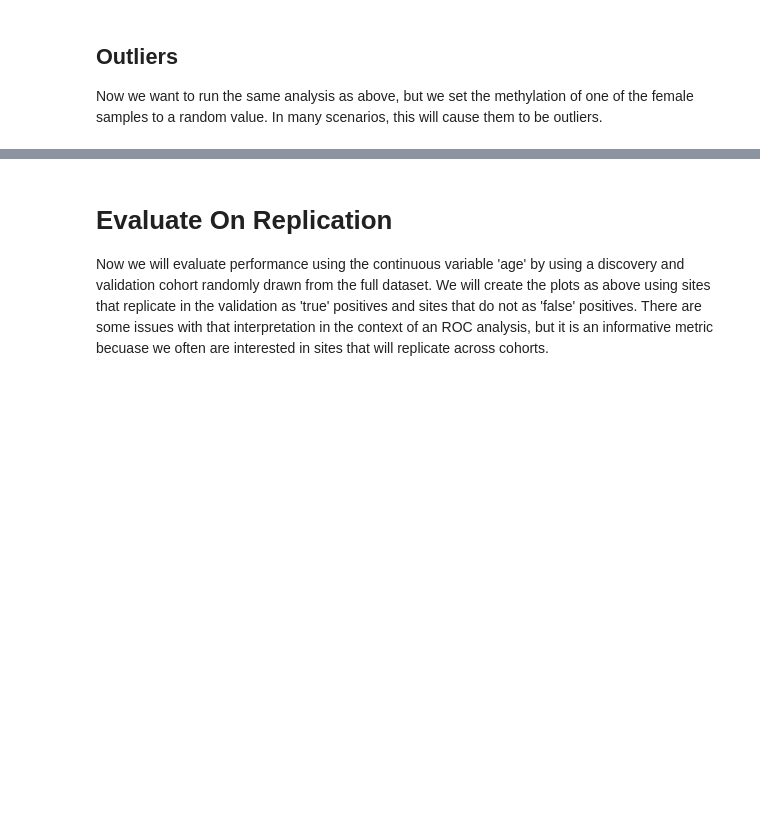
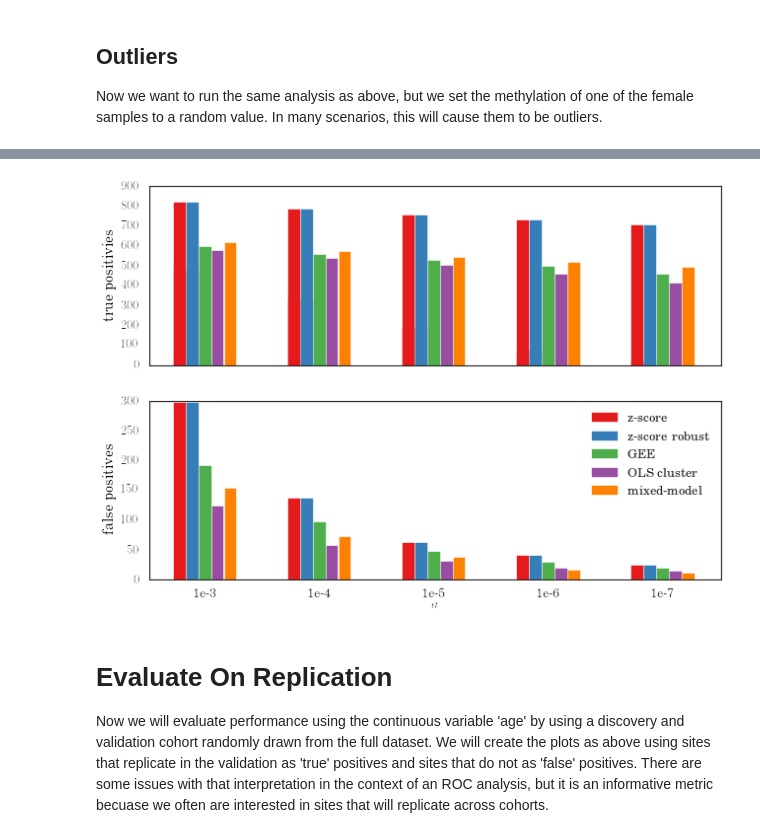
Before and after one commit to brentp/crystal, a Jupyter notebook: notebooks/crystal-methods-evaluation.ipynb, the cells around one changed output, grey strips where cells are left out. Drawn from its saved outputs; the diff is of its cells as text; code cells hidden in the pictures; blank space fills up the shorter version.

```diff
--- a/notebooks/crystal-methods-evaluation.ipynb
+++ b/notebooks/crystal-methods-evaluation.ipynb
@@ -241,3 +201,8 @@ _ = plot_alphas(oresults)
+# %%
+fig, ax = plt.subplots(2, 1)
+plot_alphas(ax, o_results, colors)
+# %% [output]
+[figure, added]
 # %% [markdown]
 # Evaluate On Replication
 
```
Also changed, not shown: parts of 10 cells of this notebook.
